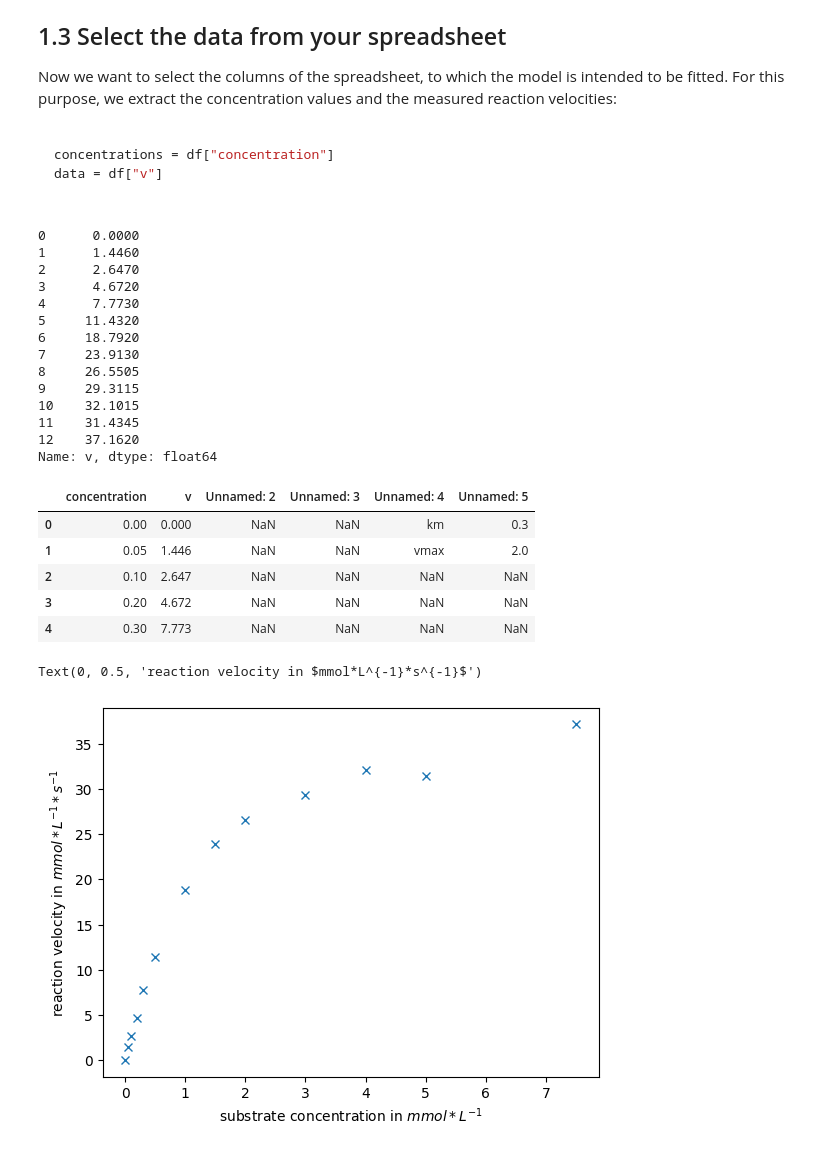
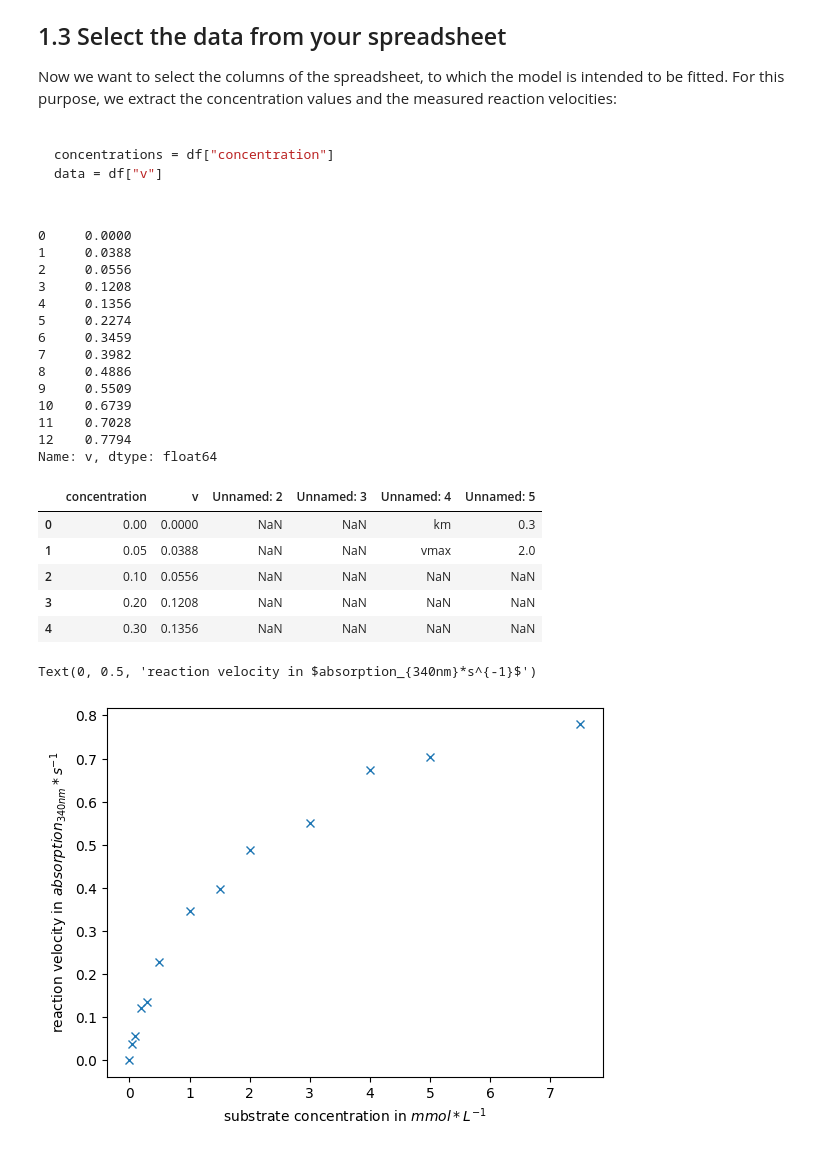
Before and after one commit to StephanM87/Michaelis-Menten-Example, a Jupyter notebook: michaelis_menten.ipynb, the cells around one changed output. Saved outputs shown, nothing was run; the diff lists cells and outputs as text; code cells hidden in the pictures.

Commit message:
Upload of the fitted data. The parameters are calculated based on the absorptions and not the concentrations of NADH

```diff
--- a/michaelis_menten.ipynb
+++ b/michaelis_menten.ipynb
@@ -36,7 +36,7 @@ from scipy import stats
 import numpy as np
 import pandas as pd
 
-df = pd.read_excel(r"Gruppe A.xlsx")
+df = pd.read_excel(r"GruppeB.xlsx")
 
 
 concentrations = []
@@ -48,37 +48,37 @@ print(data)
 
 df.head()
 # %% [output]
-0      0.0000
-1      1.4460
-2      2.6470
-3      4.6720
-4      7.7730
-5     11.4320
-6     18.7920
-7     23.9130
-8     26.5505
-9     29.3115
-10    32.1015
-11    31.4345
-12    37.1620
+0     0.0000
+1     0.0388
+2     0.0556
+3     0.1208
+4     0.1356
+5     0.2274
+6     0.3459
+7     0.3982
+8     0.4886
+9     0.5509
+10    0.6739
+11    0.7028
+12    0.7794
 Name: v, dtype: float64
 |  | concentration | v | Unnamed: 2 | Unnamed: 3 | Unnamed: 4 | Unnamed: 5 |
-| 0 | 0.00 | 0.000 | NaN | NaN | km | 0.3 |
-| 1 | 0.05 | 1.446 | NaN | NaN | vmax | 2.0 |
-| 2 | 0.10 | 2.647 | NaN | NaN | NaN | NaN |
-| 3 | 0.20 | 4.672 | NaN | NaN | NaN | NaN |
-| 4 | 0.30 | 7.773 | NaN | NaN | NaN | NaN |
+| 0 | 0.00 | 0.0000 | NaN | NaN | km | 0.3 |
+| 1 | 0.05 | 0.0388 | NaN | NaN | vmax | 2.0 |
+| 2 | 0.10 | 0.0556 | NaN | NaN | NaN | NaN |
+| 3 | 0.20 | 0.1208 | NaN | NaN | NaN | NaN |
+| 4 | 0.30 | 0.1356 | NaN | NaN | NaN | NaN |
 # %%
 import matplotlib.pyplot as plt
 
 fig, ax = plt.subplots()
 
 ax.plot(concentrations, data, linestyle="", marker="x")
 ax.set_xlabel("substrate concentration in $mmol*L^{-1}$")
-ax.set_ylabel("reaction velocity in $mmol*L^{-1}*s^{-1}$")
+ax.set_ylabel("reaction velocity in $absorption_{340nm}*s^{-1}$")
 # %% [output]
-Text(0, 0.5, 'reaction velocity in $mmol*L^{-1}*s^{-1}$')
+Text(0, 0.5, 'reaction velocity in $absorption_{340nm}*s^{-1}$')
-[figure, old version]
+[figure, new version]
 # %%
 import lmfit
 
```
Also changed, not shown: parts of 2 cells of this notebook, 3 other files.
